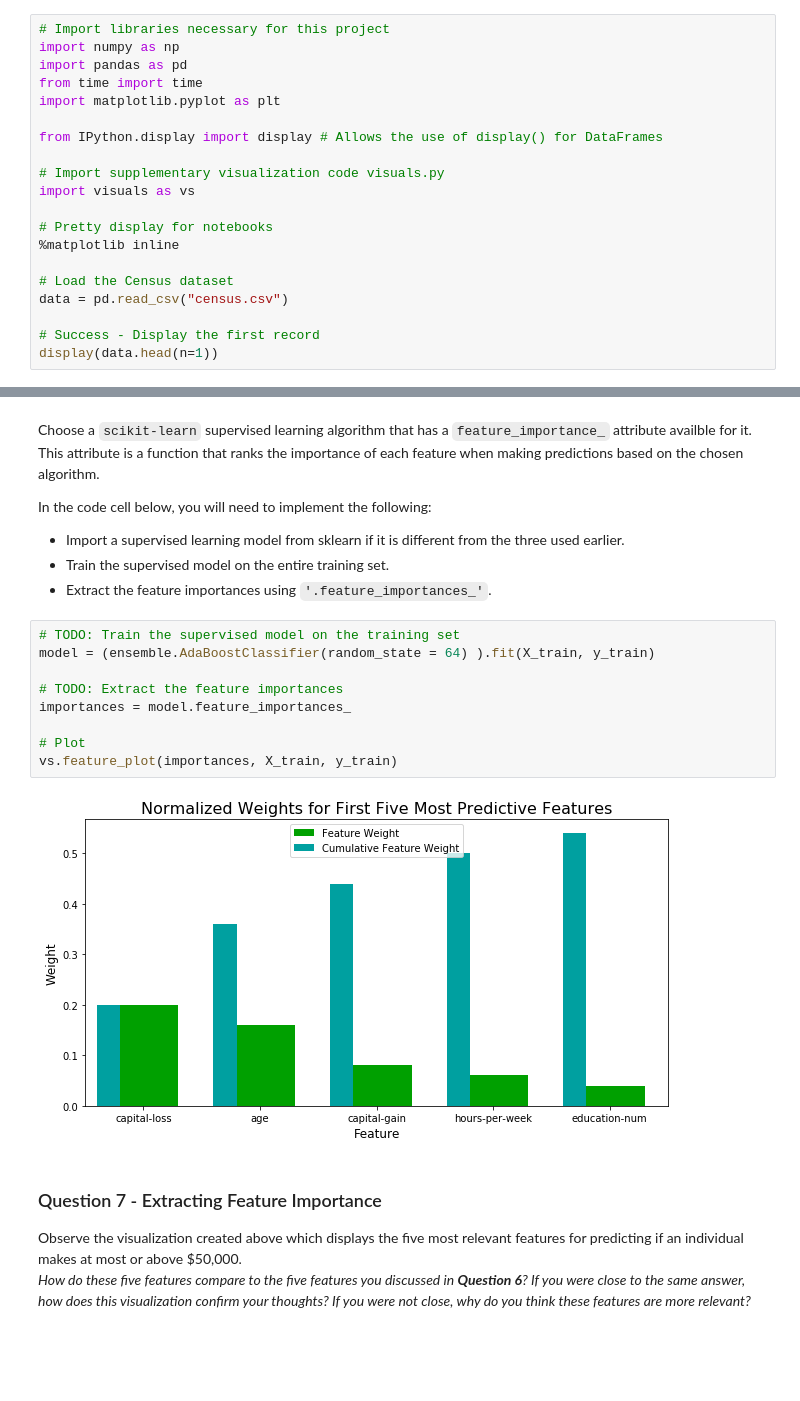
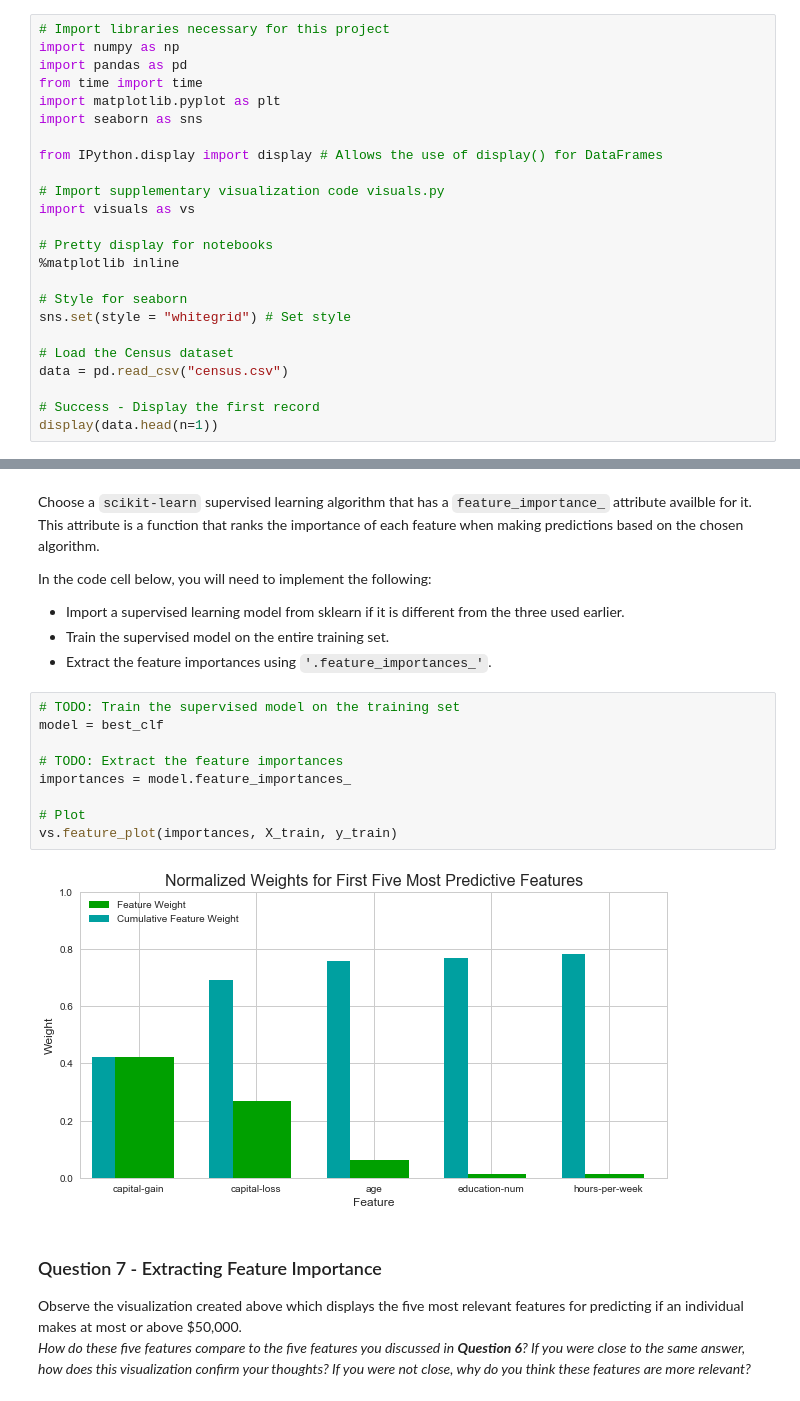
Before and after one commit to rouille/UdacityMachineLearning, a Jupyter notebook: projects/finding_donors/finding_donors.ipynb, the cells around one changed output, grey strips where cells are left out. Saved outputs shown, nothing was run; the diff lists cells and outputs as text; blank space fills up the shorter version.

```diff
--- a/projects/finding_donors/finding_donors.ipynb
+++ b/projects/finding_donors/finding_donors.ipynb
@@ -24,6 +24,7 @@ import numpy as np
 import pandas as pd
 from time import time
 import matplotlib.pyplot as plt
+import seaborn as sns
 
 from IPython.display import display # Allows the use of display() for DataFrames
 
@@ -33,6 +34,9 @@ import visuals as vs
 # Pretty display for notebooks
 %matplotlib inline
 
+# Style for seaborn
+sns.set(style = "whitegrid") # Set style
+
 # Load the Census dataset
 data = pd.read_csv("census.csv")
 
@@ -483,15 +510,15 @@ In the code cell below, you will need to implement the following:
  - Extract the feature importances using `'.feature_importances_'`.
 # %%
 # TODO: Train the supervised model on the training set
-model = (ensemble.AdaBoostClassifier(random_state = 64) ).fit(X_train, y_train)
+model = best_clf
 
 # TODO: Extract the feature importances
 importances = model.feature_importances_
 
 # Plot
 vs.feature_plot(importances, X_train, y_train)
 # %% [output]
-[figure, old version]
+[figure, new version]
 # %% [markdown]
 ### Question 7 - Extracting Feature Importance
 
```
Also changed, not shown: parts of 13 cells of this notebook, 1 other file.
